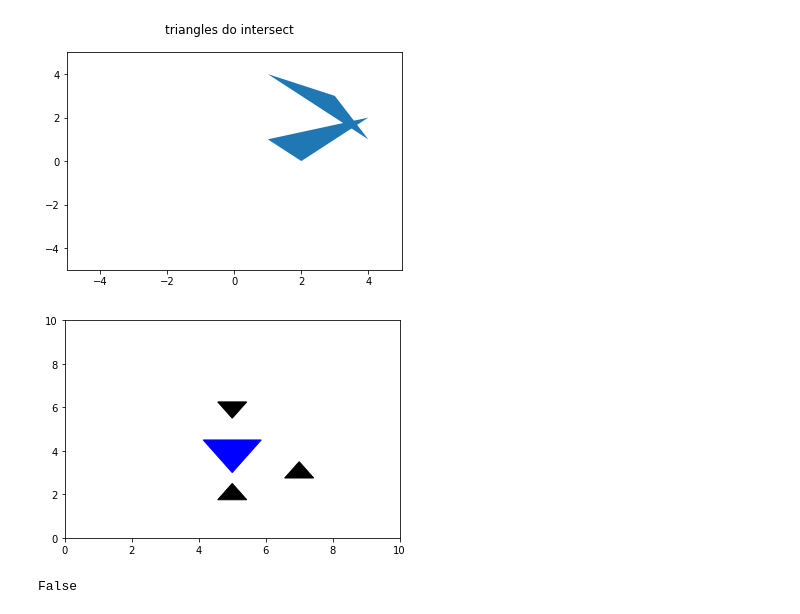
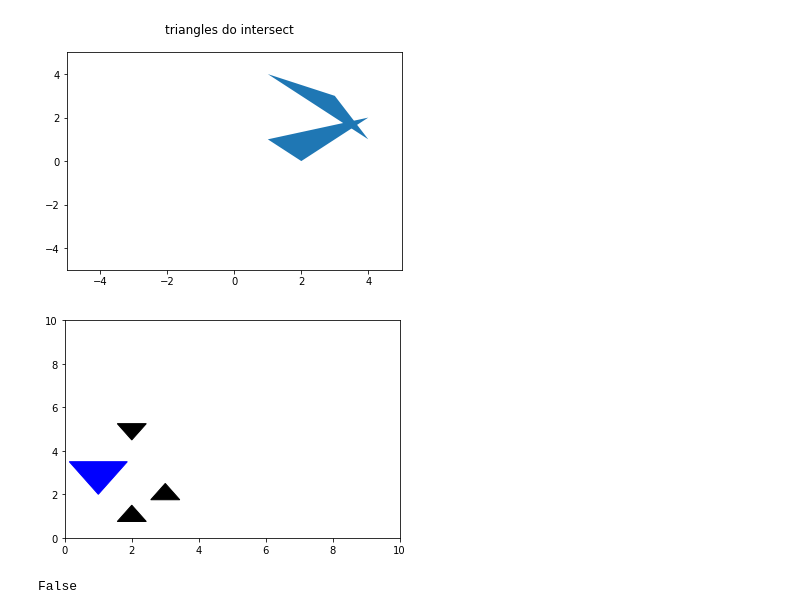
Before and after one commit to jhultman/Robotics, a Jupyter notebook: piano-mover/piano.ipynb, the cells around one changed output. Cells and saved outputs as stored; diff of their text form; code cells hidden in the pictures.

```diff
--- a/piano-mover/piano.ipynb
+++ b/piano-mover/piano.ipynb
@@ -88,7 +90,7 @@ def make_fancy_piano(offset):
     return piano
 # %%
 def make_obstacles():
-    XY = [(5, 2), (5, 6), (7, 3)]
+    XY = [(2, 1), (2, 5), (3, 2)]
     Theta = [(pi/2), (-pi/2), (pi/2)]
     params = zip(XY, Theta)
     return [create_triangle(*p, r=0.5, color='black') for p in params]
@@ -129,14 +131,14 @@ def get_verts(ax, patch):
     transformation = ax.transData.inverted()
     return transformation.transform(patch.get_verts())
 # %%
-piano = create_triangle(xy=(5, 4), theta=pi/6, r=1)
+piano = create_triangle(xy=(1, 3), theta=pi/6, r=1)
 obstacles = make_obstacles()
 
 patches = [piano] + obstacles
 ax = plot_world(patches)
 
 verts_fn = lambda patch: get_verts(ax, patch)
 collision_check(piano, obstacles, verts_fn)
 # %% [output]
-[figure, old version]
+[figure, new version]
 False
```
Also changed, not shown: parts of 7 cells of this notebook, 2 other files.
